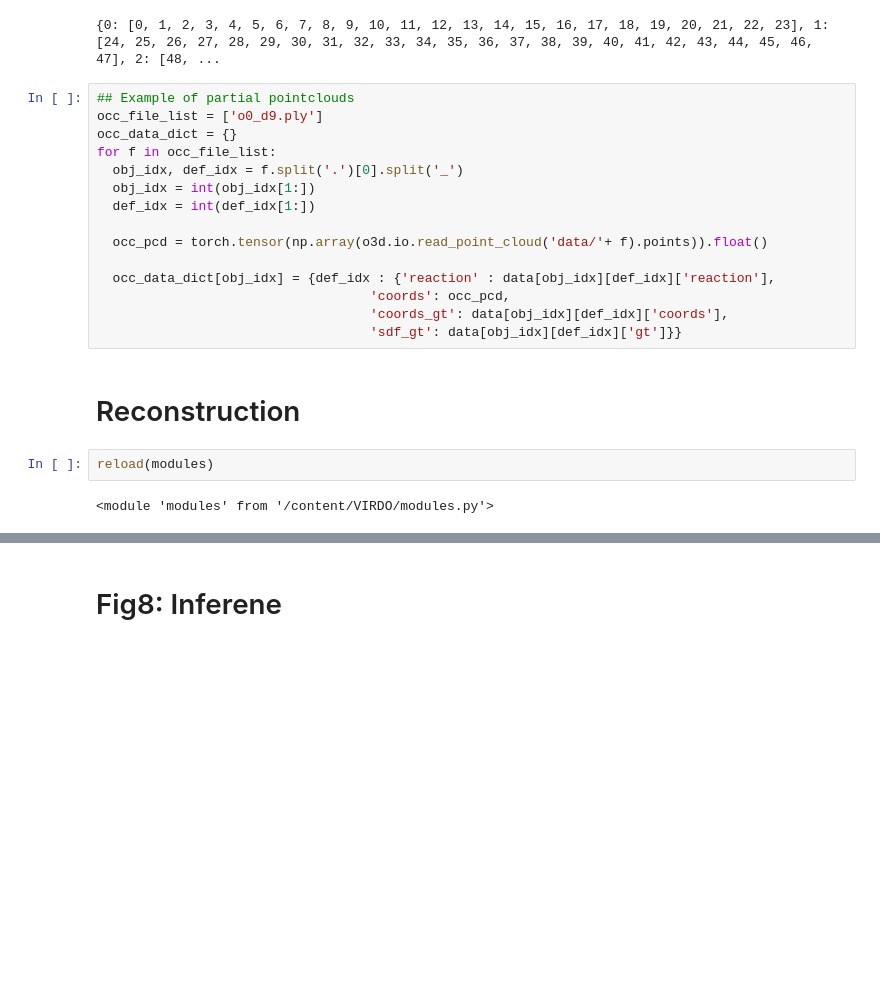
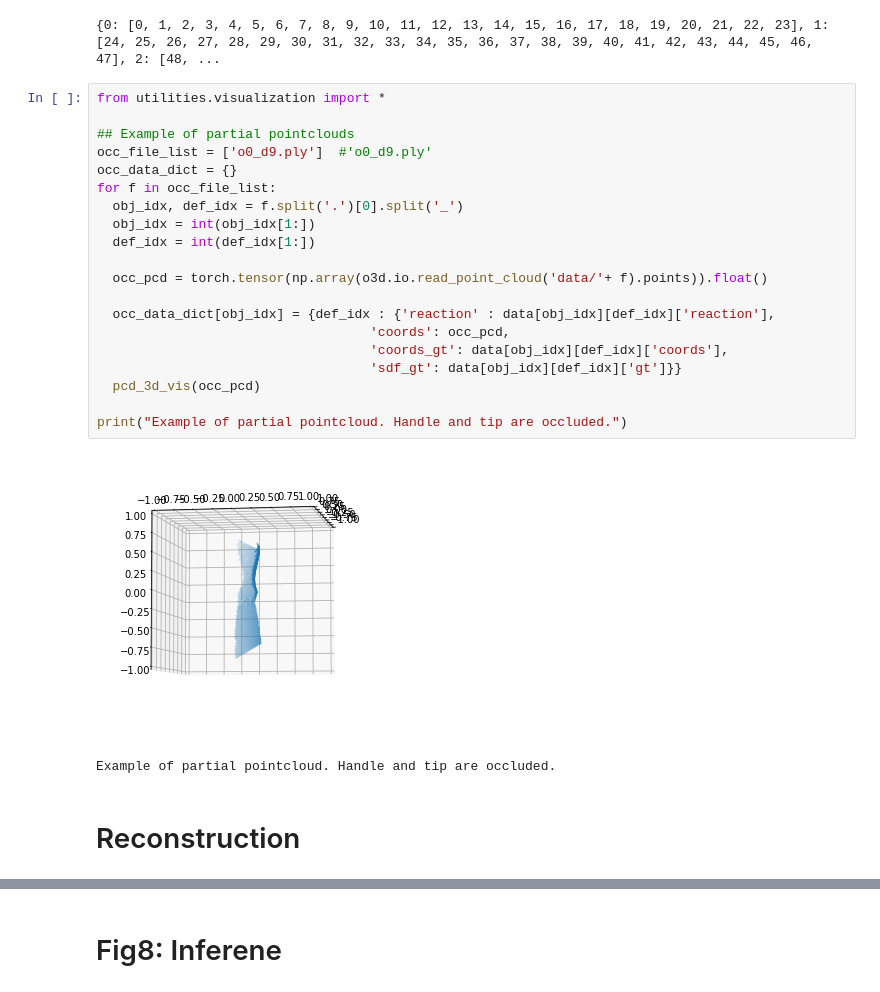
Before and after one commit to MMintLab/VIRDO, a Jupyter notebook: colab/inference.ipynb, the cells around one changed output, grey strips where cells are left out. Drawn from its saved outputs; the diff is of its cells as text; blank space fills up the shorter version.

```diff
--- a/colab/inference.ipynb
+++ b/colab/inference.ipynb
@@ -80,26 +97,30 @@ print(pairs)
 # %% [output]
 {0: [0, 1, 2, 3, 4, 5, 6, 7, 8, 9, 10, 11, 12, 13, 14, 15, 16, 17, 18, 19, 20, 21, 22, 23], 1: [24, 25, 26, 27, 28, 29, 30, 31, 32, 33, 34, 35, 36, 37, 38, 39, 40, 41, 42, 43, 44, 45, 46, 47], 2: [48, ...
 # %%
+from utilities.visualization import *
+
 ## Example of partial pointclouds
-occ_file_list = ['o0_d9.ply']
+occ_file_list = ['o0_d9.ply']  #'o0_d9.ply'
 occ_data_dict = {}
 for f in occ_file_list:
   obj_idx, def_idx = f.split('.')[0].split('_')
   obj_idx = int(obj_idx[1:])
   def_idx = int(def_idx[1:])
 
   occ_pcd = torch.tensor(np.array(o3d.io.read_point_cloud('data/'+ f).points)).float()
 
   occ_data_dict[obj_idx] = {def_idx : {'reaction' : data[obj_idx][def_idx]['reaction'],
                                    'coords': occ_pcd,
                                    'coords_gt': data[obj_idx][def_idx]['coords'],
                                    'sdf_gt': data[obj_idx][def_idx]['gt']}}
+  pcd_3d_vis(occ_pcd)
+
+print("Example of partial pointcloud. Handle and tip are occluded.")
+# %% [output]
+[figure, added]
+Example of partial pointcloud. Handle and tip are occluded.
 # %% [markdown]
 # Reconstruction
-# %%
-reload(modules)
-# %% [output]
-<module 'modules' from '/content/VIRDO/modules.py'>
 # %%
 import modules, diff_operators, meta_modules
 
```
Also changed, not shown: parts of 15 cells of this notebook.
